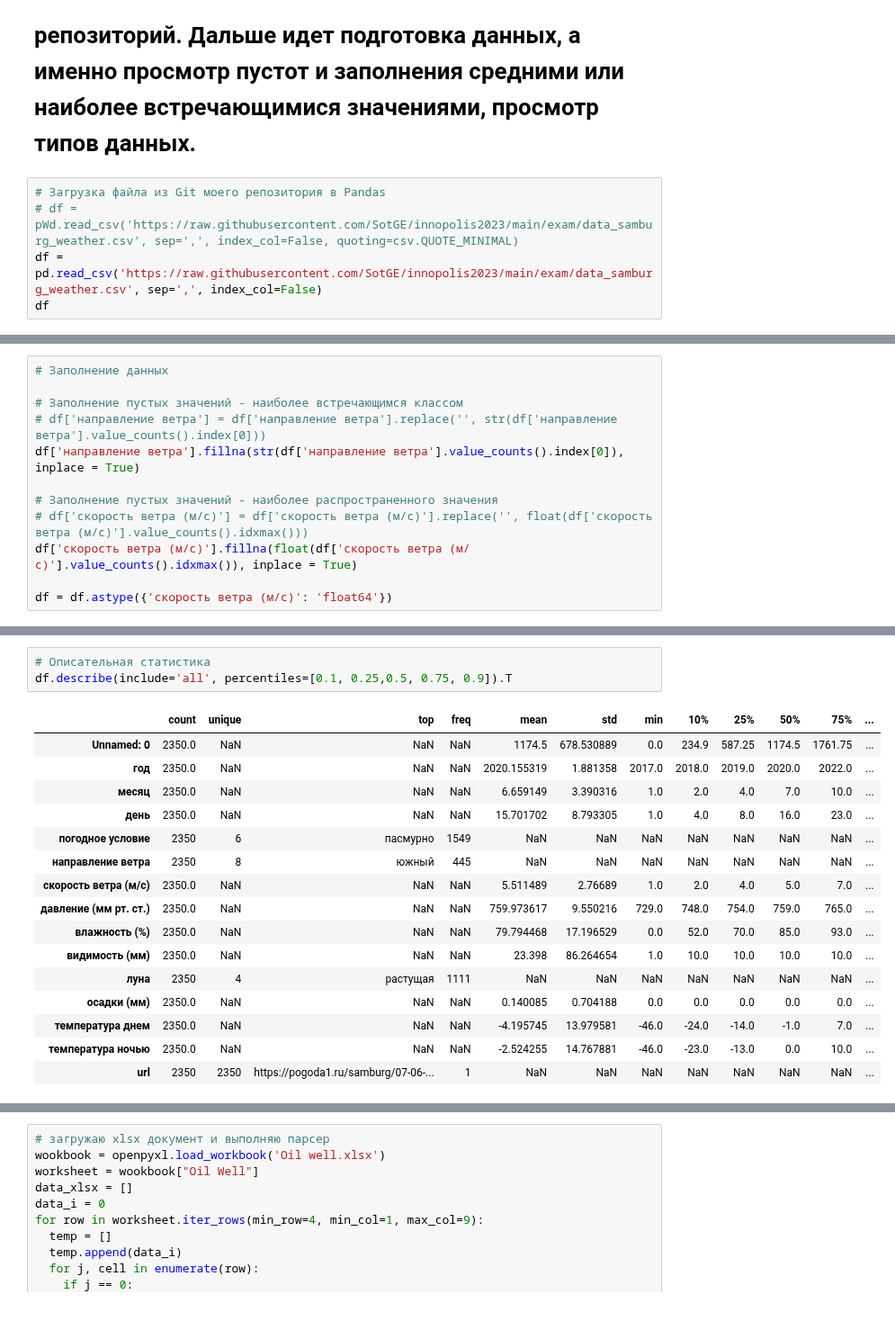
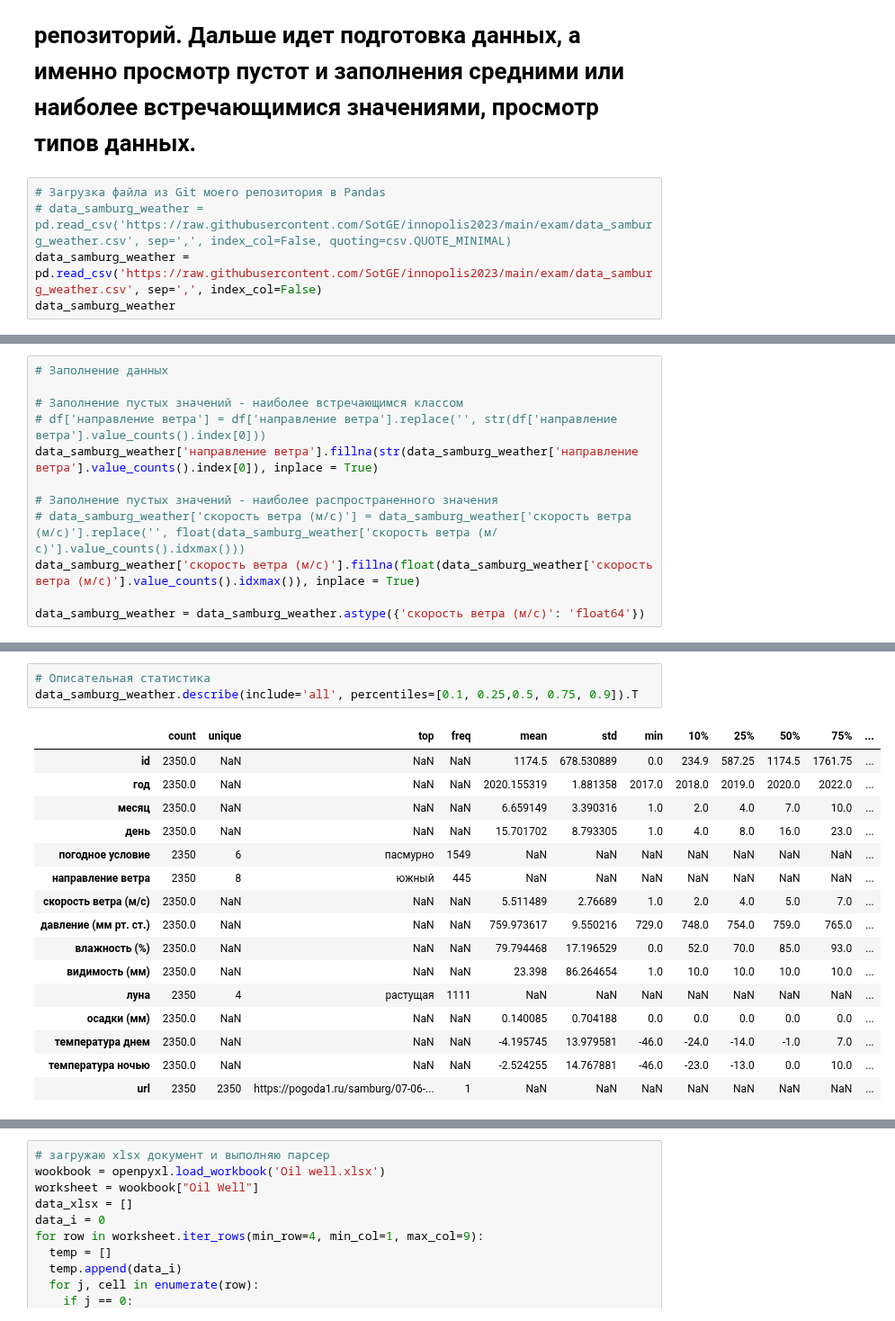
Before and after one commit to SotGE/innopolis2023, a Jupyter notebook: exam/exam.ipynb, the cells around one changed output, grey strips where cells are left out. Shown at 90% size. Drawn from its saved outputs; the diff is of its cells as text.

```diff
--- a/exam/exam.ipynb
+++ b/exam/exam.ipynb
@@ -369,7 +369,7 @@ df
 # Необходимые данные получил в размере 2350 строк. Сохранил данные в файл и загрузил к себе в Git репозиторий. Дальше идет подготовка данных, а именно просмотр пустот и заполнения средними или наиболее встречающимися значениями, просмотр типов данных.
 # %%
 # Загрузка файла из Git моего репозитория в Pandas
-# df = pWd.read_csv('https://raw.githubusercontent.com/SotGE/innopolis2023/main/exam/data_samburg_weather.csv', sep=',', index_col=False, quoting=csv.QUOTE_MINIMAL)
-df = pd.read_csv('https://raw.githubusercontent.com/SotGE/innopolis2023/main/exam/data_samburg_weather.csv', sep=',', index_col=False)
-df
+# data_samburg_weather = pd.read_csv('https://raw.githubusercontent.com/SotGE/innopolis2023/main/exam/data_samburg_weather.csv', sep=',', index_col=False, quoting=csv.QUOTE_MINIMAL)
+data_samburg_weather = pd.read_csv('https://raw.githubusercontent.com/SotGE/innopolis2023/main/exam/data_samburg_weather.csv', sep=',', index_col=False)
+data_samburg_weather
 # %% [output]
@@ -479,12 +479,12 @@ dtype: int64
 
 # Заполнение пустых значений - наиболее встречающимся классом
 # df['направление ветра'] = df['направление ветра'].replace('', str(df['направление ветра'].value_counts().index[0]))
-df['направление ветра'].fillna(str(df['направление ветра'].value_counts().index[0]), inplace = True)
+data_samburg_weather['направление ветра'].fillna(str(data_samburg_weather['направление ветра'].value_counts().index[0]), inplace = True)
 
 # Заполнение пустых значений - наиболее распространенного значения
-# df['скорость ветра (м/с)'] = df['скорость ветра (м/с)'].replace('', float(df['скорость ветра (м/с)'].value_counts().idxmax()))
-df['скорость ветра (м/с)'].fillna(float(df['скорость ветра (м/с)'].value_counts().idxmax()), inplace = True)
+# data_samburg_weather['скорость ветра (м/с)'] = data_samburg_weather['скорость ветра (м/с)'].replace('', float(data_samburg_weather['скорость ветра (м/с)'].value_counts().idxmax()))
+data_samburg_weather['скорость ветра (м/с)'].fillna(float(data_samburg_weather['скорость ветра (м/с)'].value_counts().idxmax()), inplace = True)
 
-df = df.astype({'скорость ветра (м/с)': 'float64'})
+data_samburg_weather = data_samburg_weather.astype({'скорость ветра (м/с)': 'float64'})
 # %%
 # Просмотр типов данных в датасете
@@ -571,10 +571,10 @@ url                      0
 dtype: int64
 # %%
 # Описательная статистика
-df.describe(include='all', percentiles=[0.1, 0.25,0.5, 0.75, 0.9]).T
+data_samburg_weather.describe(include='all', percentiles=[0.1, 0.25,0.5, 0.75, 0.9]).T
 # %% [output]
 |  | count | unique | top | freq | mean | std | min | 10% | 25% | 50% | 75% | ... |
-| Unnamed: 0 | 2350.0 | NaN | NaN | NaN | 1174.5 | 678.530889 | 0.0 | 234.9 | 587.25 | 1174.5 | 1761.75 | ... |
+| id | 2350.0 | NaN | NaN | NaN | 1174.5 | 678.530889 | 0.0 | 234.9 | 587.25 | 1174.5 | 1761.75 | ... |
 | год | 2350.0 | NaN | NaN | NaN | 2020.155319 | 1.881358 | 2017.0 | 2018.0 | 2019.0 | 2020.0 | 2022.0 | ... |
 | месяц | 2350.0 | NaN | NaN | NaN | 6.659149 | 3.390316 | 1.0 | 2.0 | 4.0 | 7.0 | 10.0 | ... |
 | день | 2350.0 | NaN | NaN | NaN | 15.701702 | 8.793305 | 1.0 | 4.0 | 8.0 | 16.0 | 23.0 | ... |
```
Also changed, not shown: parts of 26 cells of this notebook, 1 other file.
